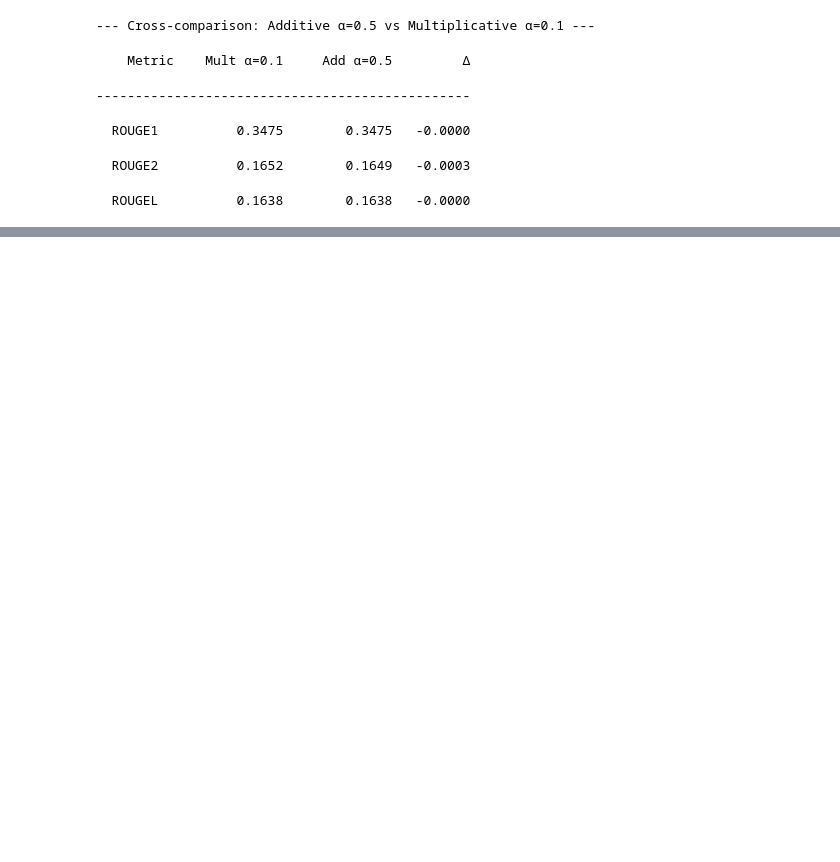
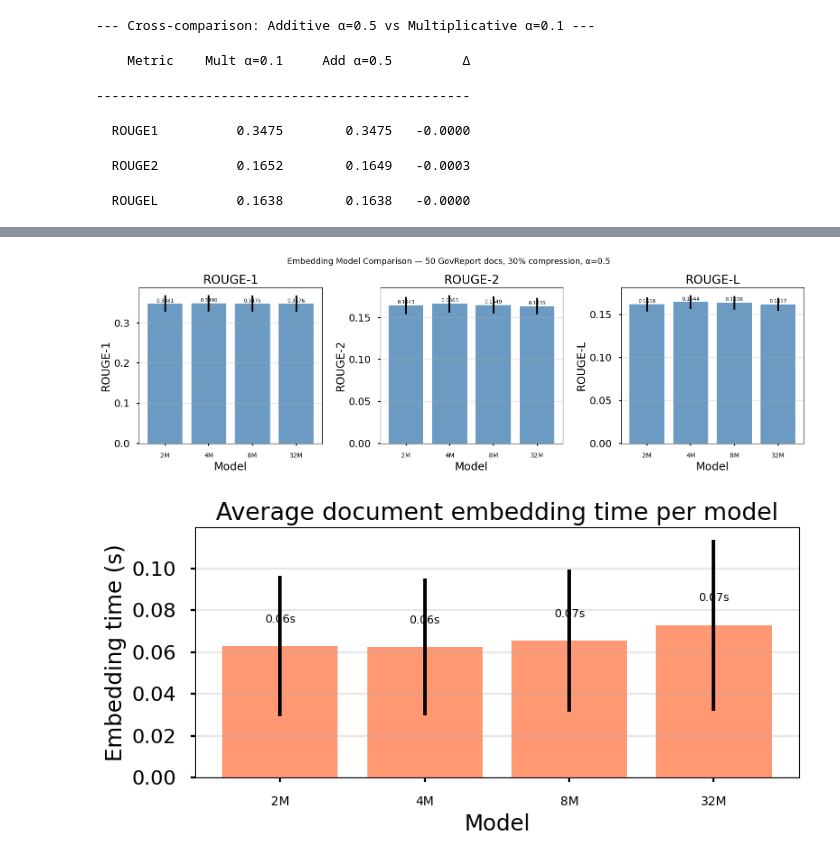
Before and after one commit to lgarma/SentenceMapper, a Jupyter notebook: example.ipynb, the cells around one changed output, grey strips where cells are left out. Saved outputs shown, nothing was run; the diff lists cells and outputs as text; code cells hidden in the pictures; blank space fills up the shorter version.

Commit message:
Experiment on embedding model

```diff
--- a/example.ipynb
+++ b/example.ipynb
@@ -779,0 +986,56 @@ Avg tokens                2580.9600         2581.1400           0.1800
+# %%
+import matplotlib.pyplot as plt
+
+model_shorts = [m.split("/")[-1] for m in MODELS]
+metrics = ["rouge1", "rouge2", "rougeL"]
+metric_labels = ["ROUGE-1", "ROUGE-2", "ROUGE-L"]
+
+fig, axes = plt.subplots(1, 3, figsize=(16, 5), sharey=False)
+
+for ax, metric, label in zip(axes, metrics, metric_labels):
+    means = [df_models[f"{s}_{metric}"].mean() for s in model_shorts]
+    stds = [df_models[f"{s}_{metric}"].std() for s in model_shorts]
+    sems = [s / np.sqrt(len(df_models)) for s in stds]
+
+    x = range(len(model_shorts))
+    bars = ax.bar(x, means, yerr=sems, capsize=4, color="steelblue", alpha=0.8)
+    ax.set_xticks(x)
+    ax.set_xticklabels([s.replace("potion-base-", "") for s in model_shorts], fontsize=10)
+    ax.set_xlabel("Model")
+    ax.set_ylabel(label)
+    ax.set_title(label)
+    ax.grid(axis="y", alpha=0.3)
+
+    # Annotate bars
+    for bar, m in zip(bars, means):
+        ax.text(bar.get_x() + bar.get_width() / 2, bar.get_height() + 0.001,
+                f"{m:.4f}", ha="center", va="bottom", fontsize=8)
+
+fig.suptitle(
+    f"Embedding Model Comparison — {len(df_models)} GovReport docs, "
+    f"{OBJECTIVE_PCT:.0%} compression, α={ALPHA}",
+    fontsize=13,
+)
+plt.tight_layout()
+plt.show()
+
+# ── Embedding time comparison ──
+fig2, ax2 = plt.subplots(figsize=(8, 4))
+times = [df_models[f"{s}_time"].mean() for s in model_shorts]
+time_stds = [df_models[f"{s}_time"].std() for s in model_shorts]
+bars = ax2.bar(range(len(model_shorts)), times, yerr=time_stds, capsize=4,
+               color="coral", alpha=0.8)
+ax2.set_xticks(range(len(model_shorts)))
+ax2.set_xticklabels([s.replace("potion-base-", "") for s in model_shorts], fontsize=10)
+ax2.set_xlabel("Model")
+ax2.set_ylabel("Embedding time (s)")
+ax2.set_title("Average document embedding time per model")
+ax2.grid(axis="y", alpha=0.3)
+for bar, t in zip(bars, times):
+    ax2.text(bar.get_x() + bar.get_width() / 2, bar.get_height() + 0.01,
+             f"{t:.2f}s", ha="center", va="bottom", fontsize=9)
+plt.tight_layout()
+plt.show()
+# %% [output]
+[figure, added]
+[figure, added]
```
Also changed, not shown: parts of 17 cells of this notebook, 4 other files.
